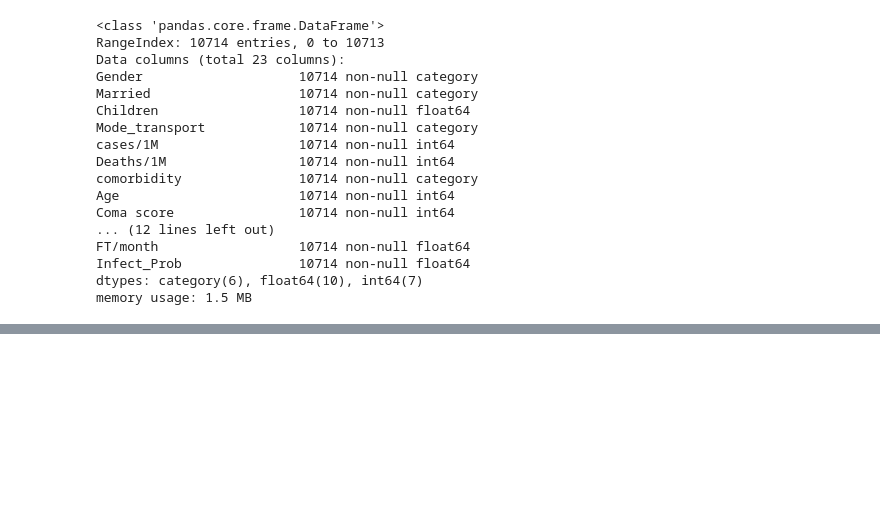
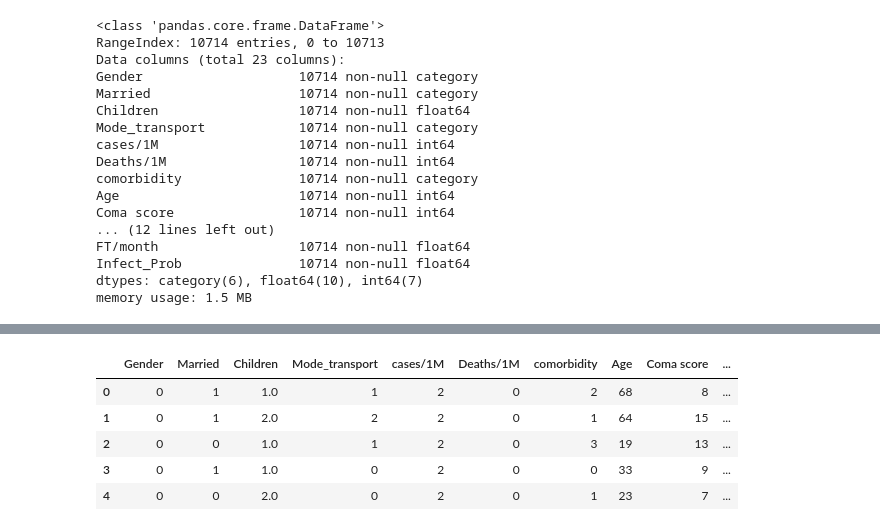
Before and after one commit to kartik-kumar71/Flipr-Hackathon-Hiring-Program-4.0---Machine-Learning-Task, a Jupyter notebook: COVID_preprocessing.ipynb, the cells around one changed output, grey strips where cells are left out. Drawn from its saved outputs; the diff is of its cells as text; code cells hidden in the pictures; blank space fills up the shorter version.

Commit message:
Encode categorical columns

```diff
--- a/COVID_preprocessing.ipynb
+++ b/COVID_preprocessing.ipynb
@@ -362,0 +378,12 @@ categorical_columns = ['Gender','Married','Mode_transport','comorbidity','Pulmon
+# %%
+for i in categorical_columns:
+  df_sub[i] = df_sub[i].cat.codes
+# %%
+df_sub.head()
+# %% [output]
+|  | Gender | Married | Children | Mode_transport | cases/1M | Deaths/1M | comorbidity | Age | Coma score | ... |
+| 0 | 0 | 1 | 1.0 | 1 | 2 | 0 | 2 | 68 | 8 | ... |
+| 1 | 0 | 1 | 2.0 | 2 | 2 | 0 | 1 | 64 | 15 | ... |
+| 2 | 0 | 0 | 1.0 | 1 | 2 | 0 | 3 | 19 | 13 | ... |
+| 3 | 0 | 1 | 1.0 | 0 | 2 | 0 | 0 | 33 | 9 | ... |
+| 4 | 0 | 0 | 2.0 | 0 | 2 | 0 | 1 | 23 | 7 | ... |
```
Also changed, not shown: parts of 1 cell of this notebook.
